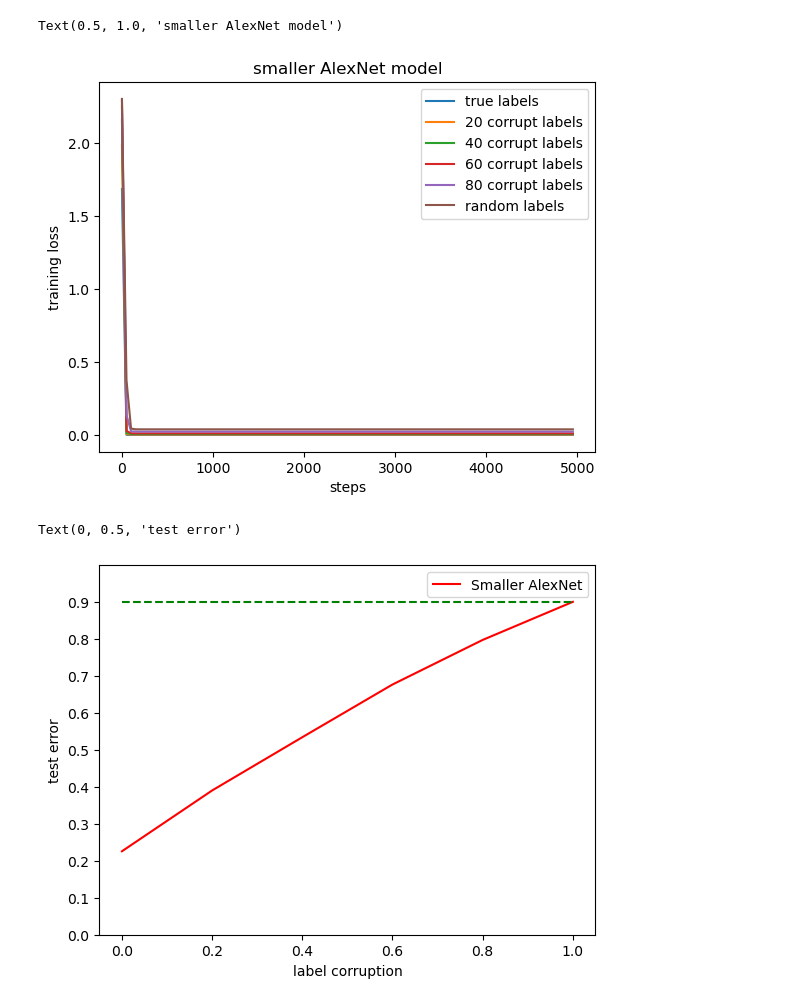
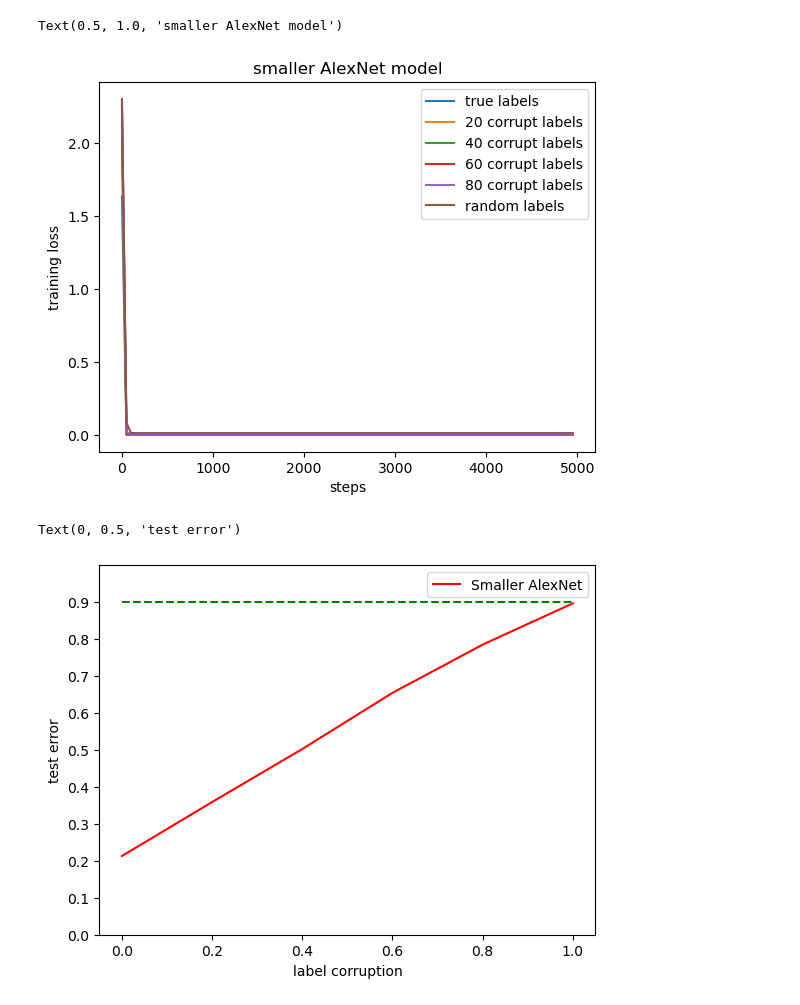
Before and after one commit to wsshen/MachineLearning, a Jupyter notebook: CIFAR/norm_plot.ipynb, the cells around one changed output. Drawn from its saved outputs; the diff is of its cells as text; code cells hidden in the pictures.

```diff
--- a/CIFAR/norm_plot.ipynb
+++ b/CIFAR/norm_plot.ipynb
@@ -276,7 +277,7 @@ file_weights = 'model_weights4950.pth'
 # %%
 dir00 = '/home/watson/Documents/CIFAR/cifar-10-python/cifar-10-batches-py/cifar-10-batches-py/smaller_alexnet'
 result_samples = range(0,5000,50)
-file_weights = 'model_weights4950.pth'
+file_weights = 'model_weights4900.pth'
 
 # sub_folder00 = ['true_labels_12-13-2024_00-12-13',
 #                 'corrupt_labels_20_12-13-2024_00-12-13',
@@ -341,6 +342,13 @@ sub_folder00 = ['true_labels_12-13-2024_00-11-02',
 #                 'corrupt_labels_60_12-18-2024_12-22-24',
 #                 'corrupt_labels_80_12-18-2024_12-22-31',
 #                 'corrupt_labels_100_12-18-2024_12-22-31']
+
+sub_folder00 = ['true_labels_12-18-2024_17-05-29',
+                'corrupt_labels_20_12-18-2024_17-05-28',
+                'corrupt_labels_40_12-18-2024_17-05-30',
+                'corrupt_labels_60_12-18-2024_17-05-22',
+                'corrupt_labels_80_12-18-2024_17-05-24',
+                'corrupt_labels_100_12-18-2024_17-05-30']
 # %%
 # subfolder = '/home/watson/Documents/CIFAR/cifar-10-python/cifar-10-batches-py/model_data_mse_loss/small_alexnet/corrupt_labels_80_12-06-2024_17-58-02'
 # file = 'arguments.pkl'
@@ -349,12 +357,12 @@ sub_folder00 = ['true_labels_12-13-2024_00-11-02',
 #     arguments = pickle.load(f)
 # print(arguments)
 # %%
-sub_folder00 = ['true_labels_12-03-2024_19-01-03',
-              'corrupt_labels_20_12-03-2024_19-01-03',
-              'corrupt_labels_40_12-03-2024_19-01-04',
-              'corrupt_labels_60_12-03-2024_19-01-01',
-              'corrupt_labels_80_12-03-2024_19-01-01',
-              'random_labels_12-02-2024_17-21-40']
+# sub_folder00 = ['true_labels_12-03-2024_19-01-03',
+#               'corrupt_labels_20_12-03-2024_19-01-03',
+#               'corrupt_labels_40_12-03-2024_19-01-04',
+#               'corrupt_labels_60_12-03-2024_19-01-01',
+#               'corrupt_labels_80_12-03-2024_19-01-01',
+#               'random_labels_12-02-2024_17-21-40']
 
 # sub_folder00 = ['true_labels_12-07-2024_22-53-49',
 #               'corrupt_labels_20_12-08-2024_10-04-21',
@@ -465,30 +473,30 @@ plt.ylabel('training loss')
 plt.title('smaller AlexNet model')
 # %% [output]
 Text(0.5, 1.0, 'smaller AlexNet model')
-[figure, old version]
+[figure, new version]
 # %%
 errors = []
 plt.figure()
 for i in range(len(sub_folder00)):
-    file_results = 'file4999.pkl'
+    file_results = 'file4990.pkl'
     directory = dir00 + os.sep + sub_folder00[i]
     results_dir = directory + os.sep + file_results
     with open(results_dir,'rb') as f:
         results = pickle.load(f)
     errors.append(1-results[2])
 errors = np.array(errors)
 
 plt.plot(np.arange(0,1.2,0.2),errors,'r')
 
 plt.plot(np.arange(0,1.2,0.2),np.ones(len(sub_folder00))*0.9,'--g')
 plt.ylim([0,1])
 plt.yticks(np.arange(0,1,0.1))
 plt.legend(['Smaller AlexNet'])
 plt.xlabel('label corruption')
 plt.ylabel('test error')
 # %% [output]
 Text(0, 0.5, 'test error')
-[figure, old version]
+[figure, new version]
 # %%
 errors = []
 for i in range(len(sub_folder01)):
```
Also changed, not shown: parts of 7 cells of this notebook, 5 other files.
